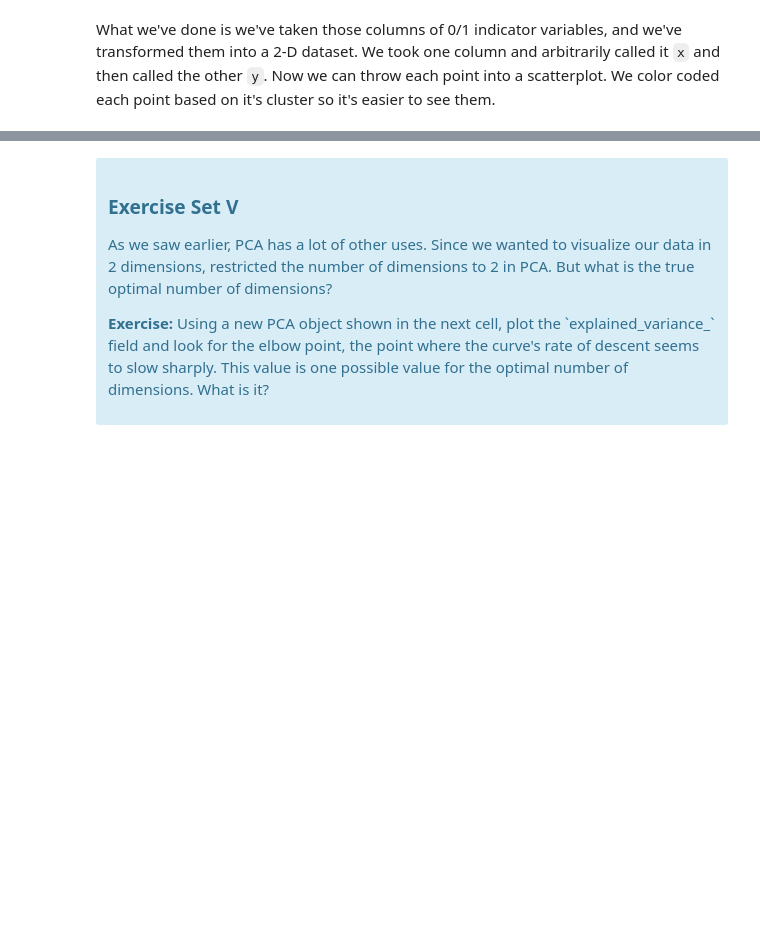
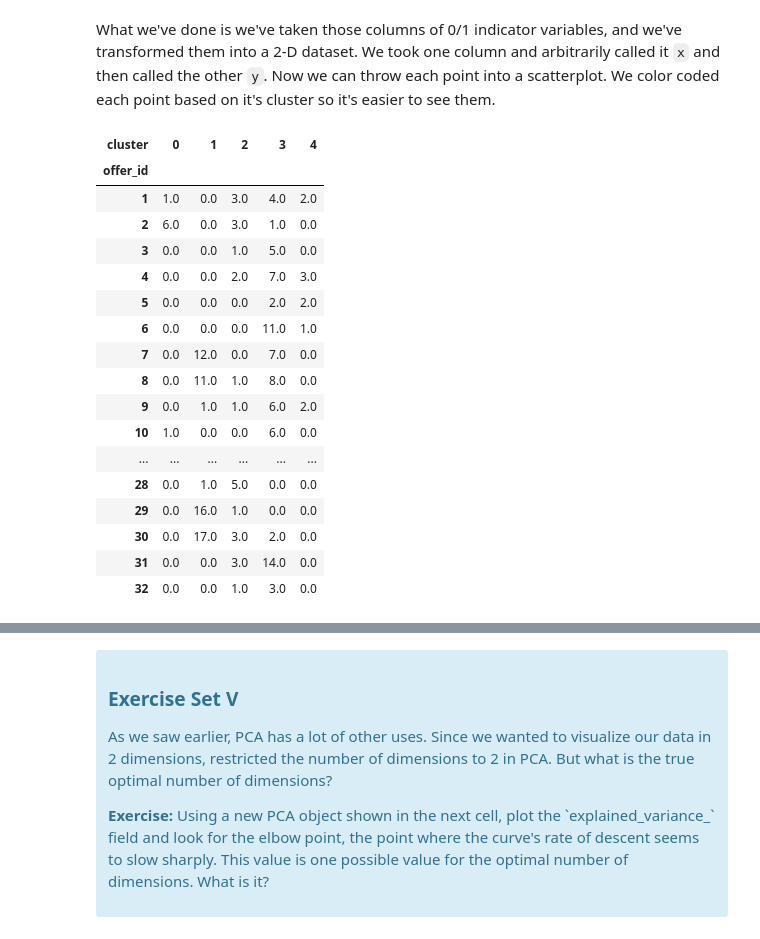
Before and after one commit to liconver/Customer-Segmentation-Using-Clustering, a Jupyter notebook: Mini_Project_Clustering.ipynb, the cells around one changed output, grey strips where cells are left out. Cells and saved outputs as stored; diff of their text form; code cells hidden in the pictures; blank space fills up the shorter version.

```diff
--- a/Mini_Project_Clustering.ipynb
+++ b/Mini_Project_Clustering.ipynb
@@ -306,2 +306,25 @@ df.plot.scatter('x','y',c='cluster',colormap='viridis')
 # %% [markdown]
 What we've done is we've taken those columns of 0/1 indicator variables, and we've transformed them into a 2-D dataset. We took one column and arbitrarily called it `x` and then called the other `y`. Now we can throw each point into a scatterplot. We color coded each point based on it's cluster so it's easier to see them.
+# %%
+clusters =matrix.groupby(['cluster']).sum()
+clusters = clusters.T
+clusters
+# %% [output]
+| cluster | 0 | 1 | 2 | 3 | 4 |
+| offer_id |  |  |  |  |  |
+| 1 | 1.0 | 0.0 | 3.0 | 4.0 | 2.0 |
+| 2 | 6.0 | 0.0 | 3.0 | 1.0 | 0.0 |
+| 3 | 0.0 | 0.0 | 1.0 | 5.0 | 0.0 |
+| 4 | 0.0 | 0.0 | 2.0 | 7.0 | 3.0 |
+| 5 | 0.0 | 0.0 | 0.0 | 2.0 | 2.0 |
+| 6 | 0.0 | 0.0 | 0.0 | 11.0 | 1.0 |
+| 7 | 0.0 | 12.0 | 0.0 | 7.0 | 0.0 |
+| 8 | 0.0 | 11.0 | 1.0 | 8.0 | 0.0 |
+| 9 | 0.0 | 1.0 | 1.0 | 6.0 | 2.0 |
+| 10 | 1.0 | 0.0 | 0.0 | 6.0 | 0.0 |
+| ... | ... | ... | ... | ... | ... |
+| 28 | 0.0 | 1.0 | 5.0 | 0.0 | 0.0 |
+| 29 | 0.0 | 16.0 | 1.0 | 0.0 | 0.0 |
+| 30 | 0.0 | 17.0 | 3.0 | 2.0 | 0.0 |
+| 31 | 0.0 | 0.0 | 3.0 | 14.0 | 0.0 |
+| 32 | 0.0 | 0.0 | 1.0 | 3.0 | 0.0 |
```
Also changed, not shown: parts of 6 cells of this notebook.
